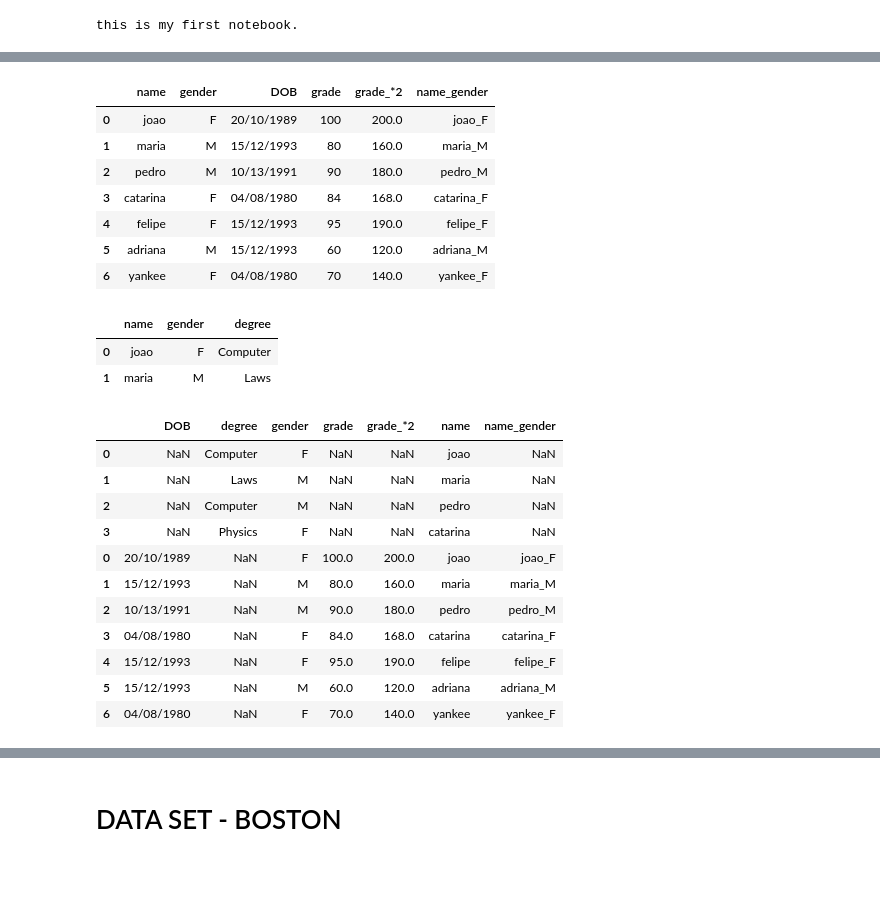
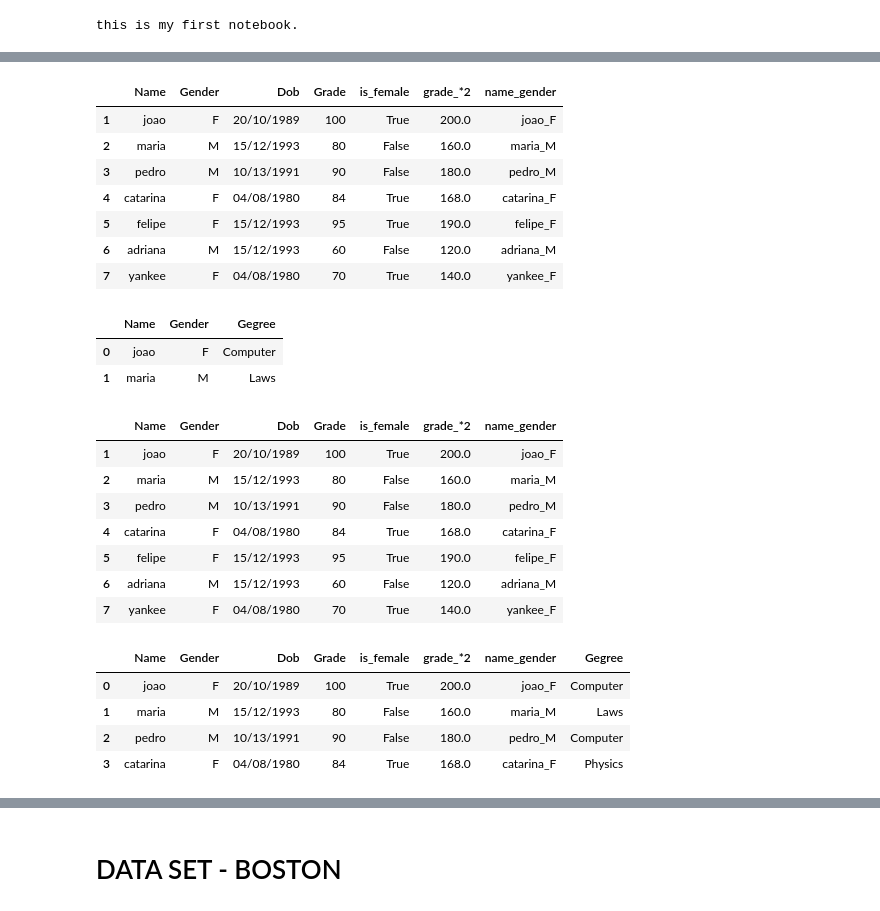
Before and after one commit to uriargaman1/myNewProject, a Jupyter notebook: LearningPandasNotebook.ipynb, the cells around one changed output, grey strips where cells are left out. Drawn from its saved outputs; the diff is of its cells as text; code cells hidden in the pictures; blank space fills up the shorter version.

Commit message:
Adding some documentations

```diff
--- a/LearningPandasNotebook.ipynb
+++ b/LearningPandasNotebook.ipynb
@@ -56,3 +67,15 @@ grades = [['joao', 'F', '20/10/1989', 100],
 ['adriana', 'M',  '15/12/1993', 60],
 ['yankee', 'F',  '04/08/1980', 70]]
 df = pd.DataFrame(grades, columns=["name", "gender", "DOB", "grade"])
+# %%
+# looking on the index:
+df.index
+# looking on the columns:
+df.columns
+# looking on the top\tail of a dataframe:
+df.head(3)
+df.tail(2)
+
+# we can change the columns and the index:
+df.index = range(1, len(df)+1)
+df.columns = [i.title() for i in df.columns]
@@ -99,3 +133,5 @@ df["new_col"] = range(len(df))
 df["new_col1"] = 0
 # adding a row
 df.loc["junk"] = range(df.shape[1])
+df["is_female"] = df.Gender=="F"
+df[df.is_female]
@@ -123,17 +188,17 @@ df.describe()
 df.sum(1), df.sum(0)
 #mean, count, std..
 
-# apply :
-df["grade_*2"] = df.grade.apply(lambda x: x*2.)
-df["name_gender"] = df.name + "_" + df.gender
+# apply - applying function on each item in the column. :
+df["grade_*2"] = df.Grade.apply(lambda x: x*2.)
+df["name_gender"] = df.Name + "_" + df.Gender
 df
 # %% [output]
-|  | name | gender | DOB | grade | grade_*2 | name_gender |
-| 0 | joao | F | 20/10/1989 | 100 | 200.0 | joao_F |
-| 1 | maria | M | 15/12/1993 | 80 | 160.0 | maria_M |
-| 2 | pedro | M | 10/13/1991 | 90 | 180.0 | pedro_M |
-| 3 | catarina | F | 04/08/1980 | 84 | 168.0 | catarina_F |
-| 4 | felipe | F | 15/12/1993 | 95 | 190.0 | felipe_F |
-| 5 | adriana | M | 15/12/1993 | 60 | 120.0 | adriana_M |
-| 6 | yankee | F | 04/08/1980 | 70 | 140.0 | yankee_F |
+|  | Name | Gender | Dob | Grade | is_female | grade_*2 | name_gender |
+| 1 | joao | F | 20/10/1989 | 100 | True | 200.0 | joao_F |
+| 2 | maria | M | 15/12/1993 | 80 | False | 160.0 | maria_M |
+| 3 | pedro | M | 10/13/1991 | 90 | False | 180.0 | pedro_M |
+| 4 | catarina | F | 04/08/1980 | 84 | True | 168.0 | catarina_F |
+| 5 | felipe | F | 15/12/1993 | 95 | True | 190.0 | felipe_F |
+| 6 | adriana | M | 15/12/1993 | 60 | False | 120.0 | adriana_M |
+| 7 | yankee | F | 04/08/1980 | 70 | True | 140.0 | yankee_F |
 # %%
@@ -147,32 +213,31 @@ grades = [['joao', 'F', "Computer"],
 ['maria', 'M', "Laws"],
 ['pedro', 'M', "Computer"],
 ['catarina', 'F', "Physics"]]
-df2 = pd.DataFrame(grades, columns=["name", "gender", "degree"])
+df2 = pd.DataFrame(grades, columns=["Name", "Gender", "Gegree"])
 # %%
 df2.head(2)
 # %% [output]
-|  | name | gender | degree |
+|  | Name | Gender | Gegree |
 | 0 | joao | F | Computer |
 | 1 | maria | M | Laws |
 # %%
 df
+# %% [output]
+|  | Name | Gender | Dob | Grade | is_female | grade_*2 | name_gender |
+| 1 | joao | F | 20/10/1989 | 100 | True | 200.0 | joao_F |
+| 2 | maria | M | 15/12/1993 | 80 | False | 160.0 | maria_M |
+| 3 | pedro | M | 10/13/1991 | 90 | False | 180.0 | pedro_M |
+| 4 | catarina | F | 04/08/1980 | 84 | True | 168.0 | catarina_F |
+| 5 | felipe | F | 15/12/1993 | 95 | True | 190.0 | felipe_F |
+| 6 | adriana | M | 15/12/1993 | 60 | False | 120.0 | adriana_M |
+| 7 | yankee | F | 04/08/1980 | 70 | True | 140.0 | yankee_F |
 # %%
 # merge
-pd.merge(df, df2, on=["name", "gender"], how="left")
-pd.merge(df, df2, on=["name", "gender"], how="inner")
-# append
-df2.append(df)
-# concatenate..(see documentation.. )
+pd.merge(df, df2, on=["Name", "Gender"], how="left")
+pd.merge(df, df2, on=["Name", "Gender"], how="inner")
 # %% [output]
-|  | DOB | degree | gender | grade | grade_*2 | name | name_gender |
-| 0 | NaN | Computer | F | NaN | NaN | joao | NaN |
-| 1 | NaN | Laws | M | NaN | NaN | maria | NaN |
-| 2 | NaN | Computer | M | NaN | NaN | pedro | NaN |
-| 3 | NaN | Physics | F | NaN | NaN | catarina | NaN |
-| 0 | 20/10/1989 | NaN | F | 100.0 | 200.0 | joao | joao_F |
-| 1 | 15/12/1993 | NaN | M | 80.0 | 160.0 | maria | maria_M |
-| 2 | 10/13/1991 | NaN | M | 90.0 | 180.0 | pedro | pedro_M |
-| 3 | 04/08/1980 | NaN | F | 84.0 | 168.0 | catarina | catarina_F |
-| 4 | 15/12/1993 | NaN | F | 95.0 | 190.0 | felipe | felipe_F |
-| 5 | 15/12/1993 | NaN | M | 60.0 | 120.0 | adriana | adriana_M |
-| 6 | 04/08/1980 | NaN | F | 70.0 | 140.0 | yankee | yankee_F |
+|  | Name | Gender | Dob | Grade | is_female | grade_*2 | name_gender | Gegree |
+| 0 | joao | F | 20/10/1989 | 100 | True | 200.0 | joao_F | Computer |
+| 1 | maria | M | 15/12/1993 | 80 | False | 160.0 | maria_M | Laws |
+| 2 | pedro | M | 10/13/1991 | 90 | False | 180.0 | pedro_M | Computer |
+| 3 | catarina | F | 04/08/1980 | 84 | True | 168.0 | catarina_F | Physics |
```
Also changed, not shown: parts of 45 cells of this notebook.
